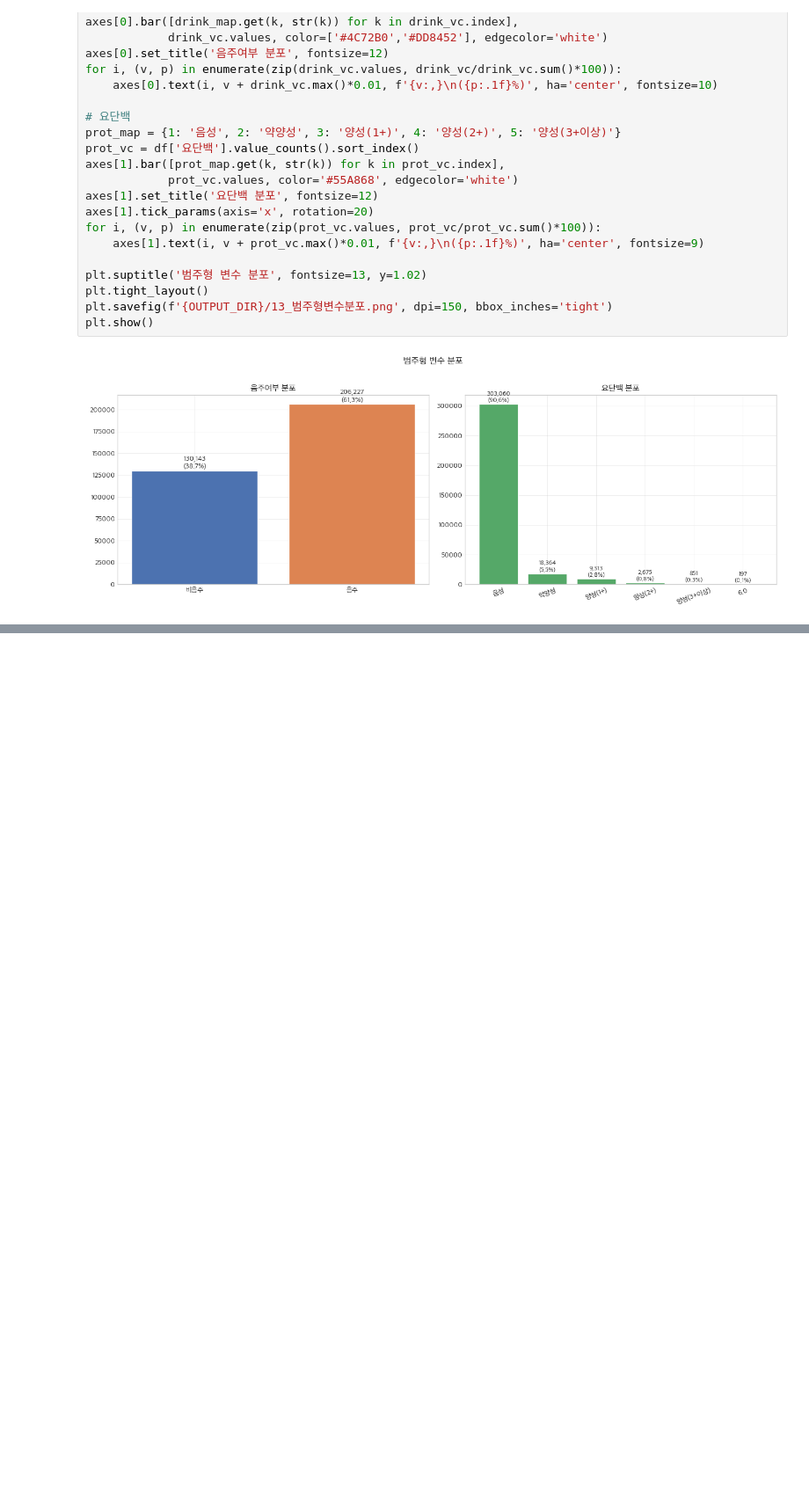
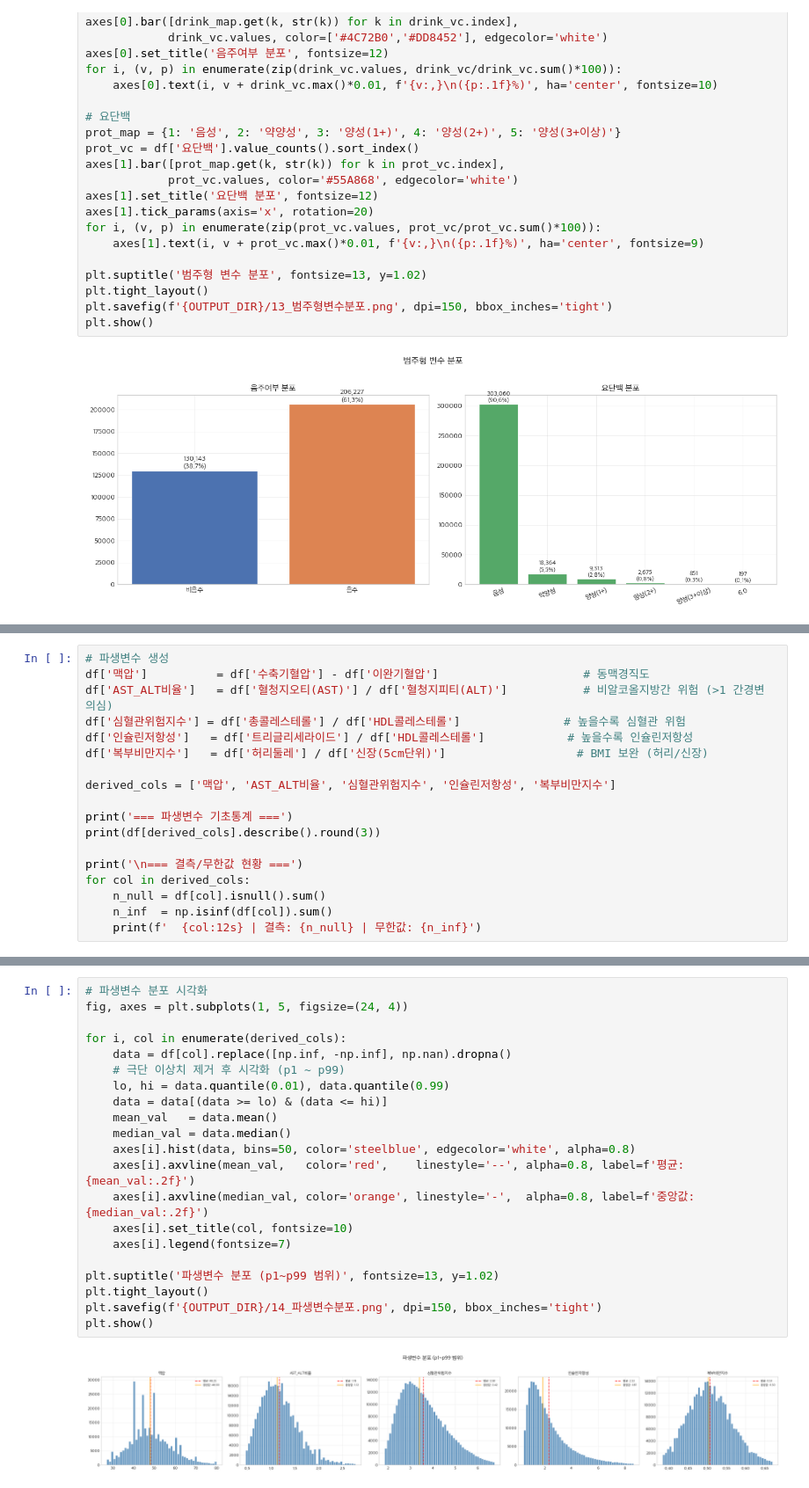
Before and after one commit to AI-HealthCare-03/AH_03_03, a Jupyter notebook: experiment/ml/ai_worker/ml/Clustering/lipid_only_EDA_v2.ipynb, the cells around one changed output, grey strips where cells are left out. Shown at 88% size. Saved outputs shown, nothing was run; the diff lists cells and outputs as text; blank space fills up the shorter version.

```diff
--- a/experiment/ml/ai_worker/ml/Clustering/lipid_only_EDA_v2.ipynb
+++ b/experiment/ml/ai_worker/ml/Clustering/lipid_only_EDA_v2.ipynb
@@ -515,0 +518,18 @@ plt.show()
+# %%
+# 파생변수 생성
+df['맥압']          = df['수축기혈압'] - df['이완기혈압']                     # 동맥경직도
+df['AST_ALT비율']   = df['혈청지오티(AST)'] / df['혈청지피티(ALT)']           # 비알코올지방간 위험 (>1 간경변 의심)
+df['심혈관위험지수'] = df['총콜레스테롤'] / df['HDL콜레스테롤']               # 높을수록 심혈관 위험
+df['인슐린저항성']   = df['트리글리세라이드'] / df['HDL콜레스테롤']            # 높을수록 인슐린저항성
+df['복부비만지수']   = df['허리둘레'] / df['신장(5cm단위)']                   # BMI 보완 (허리/신장)
+
+derived_cols = ['맥압', 'AST_ALT비율', '심혈관위험지수', '인슐린저항성', '복부비만지수']
+
+print('=== 파생변수 기초통계 ===')
+print(df[derived_cols].describe().round(3))
+
+print('\n=== 결측/무한값 현황 ===')
+for col in derived_cols:
+    n_null = df[col].isnull().sum()
+    n_inf  = np.isinf(df[col]).sum()
+    print(f'  {col:12s} | 결측: {n_null} | 무한값: {n_inf}')
@@ -515,0 +585,23 @@ plt.show()
+# %%
+# 파생변수 분포 시각화
+fig, axes = plt.subplots(1, 5, figsize=(24, 4))
+
+for i, col in enumerate(derived_cols):
+    data = df[col].replace([np.inf, -np.inf], np.nan).dropna()
+    # 극단 이상치 제거 후 시각화 (p1 ~ p99)
+    lo, hi = data.quantile(0.01), data.quantile(0.99)
+    data = data[(data >= lo) & (data <= hi)]
+    mean_val   = data.mean()
+    median_val = data.median()
+    axes[i].hist(data, bins=50, color='steelblue', edgecolor='white', alpha=0.8)
+    axes[i].axvline(mean_val,   color='red',    linestyle='--', alpha=0.8, label=f'평균: {mean_val:.2f}')
+    axes[i].axvline(median_val, color='orange', linestyle='-',  alpha=0.8, label=f'중앙값: {median_val:.2f}')
+    axes[i].set_title(col, fontsize=10)
+    axes[i].legend(fontsize=7)
+
+plt.suptitle('파생변수 분포 (p1~p99 범위)', fontsize=13, y=1.02)
+plt.tight_layout()
+plt.savefig(f'{OUTPUT_DIR}/14_파생변수분포.png', dpi=150, bbox_inches='tight')
+plt.show()
+# %% [output]
+[figure, added]
```
Also changed, not shown: parts of 5 cells of this notebook, 51 other files.
